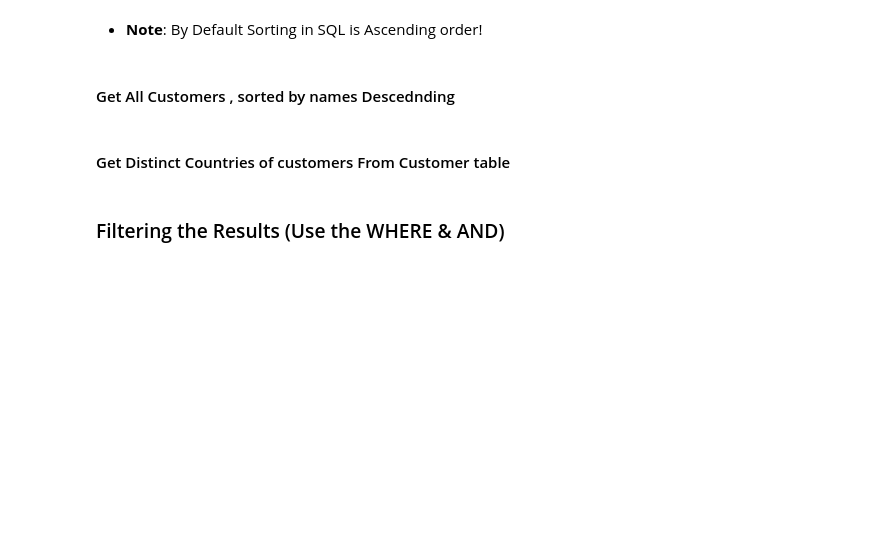
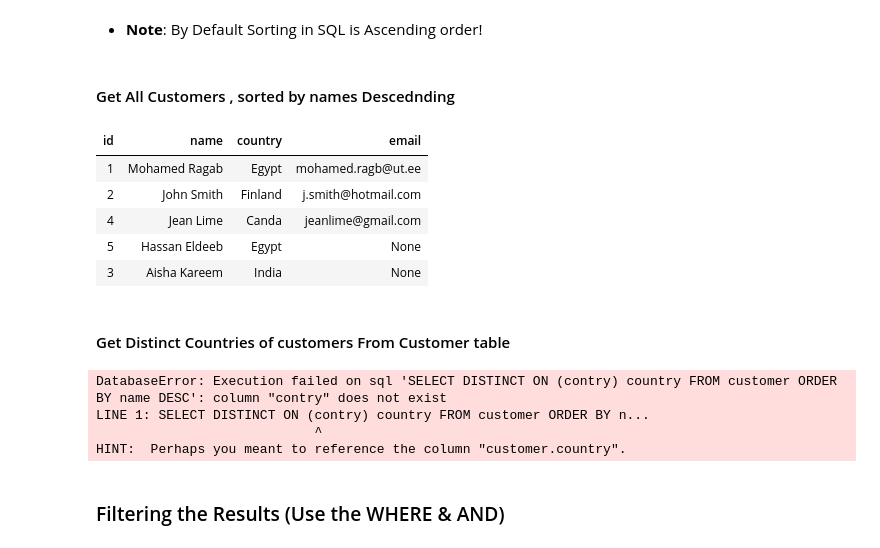
Before and after one commit to haicheviet/dataeng-course-1, a Jupyter notebook: homework_postgres/PostgreSQL-Students.ipynb, the cells around one changed output. Saved outputs shown, nothing was run; the diff lists cells and outputs as text; code cells hidden in the pictures; blank space fills up the shorter version.

```diff
--- a/homework_postgres/PostgreSQL-Students.ipynb
+++ b/homework_postgres/PostgreSQL-Students.ipynb
@@ -327,14 +390,26 @@ display(ord_customers_by_country.style.hide_index())
 #### Get All Customers , sorted by names Descednding
 # %%
 # Don't RUN before you put your SQL Query
-ord_customers_by_name= psql.read_sql(" PUT YOUR QUERY HERE!!! ", con)
+ord_customers_by_name= psql.read_sql("SELECT * FROM customer ORDER BY name DESC", con)
 display(ord_customers_by_name.style.hide_index())
+# %% [output]
+| id | name | country | email |
+| 1 | Mohamed Ragab | Egypt | mohamed.ragb@ut.ee |
+| 2 | John Smith | Finland | j.smith@hotmail.com |
+| 4 | Jean Lime | Canda | jeanlime@gmail.com |
+| 5 | Hassan Eldeeb | Egypt | None |
+| 3 | Aisha Kareem | India | None |
 # %% [markdown]
 #### Get Distinct Countries of customers From Customer table
 # %%
 # Don't RUN before you put your SQL Query
-distinctCountries= psql.read_sql("PUT YOUR QUERY HERE!!!", con)
+distinctCountries= psql.read_sql("SELECT DISTINCT ON (country) country FROM customer ORDER BY name DESC", con)
 display(distinctCountries.style.hide_index())
+# %% [output]
+DatabaseError: Execution failed on sql 'SELECT DISTINCT ON (contry) country FROM customer ORDER BY name DESC': column "contry" does not exist
+LINE 1: SELECT DISTINCT ON (contry) country FROM customer ORDER BY n...
+                            ^
+HINT:  Perhaps you meant to reference the column "customer.country".
 # %% [markdown]
 ### Filtering the Results (Use the WHERE & AND)
 # %% [markdown]
```
Also changed, not shown: parts of 16 cells of this notebook.
